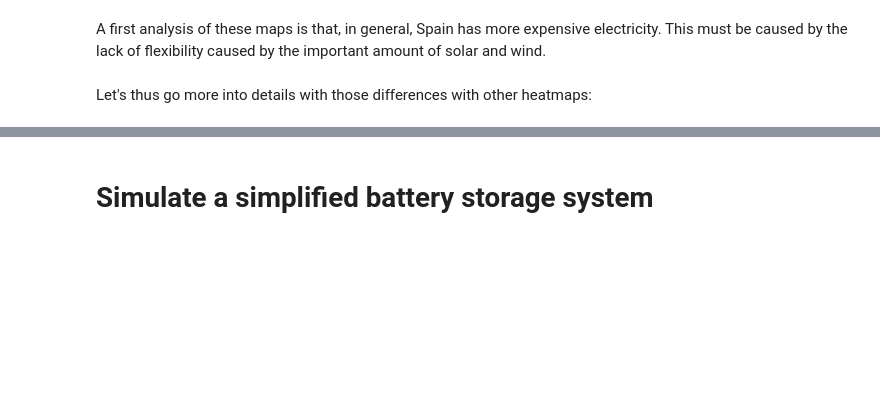
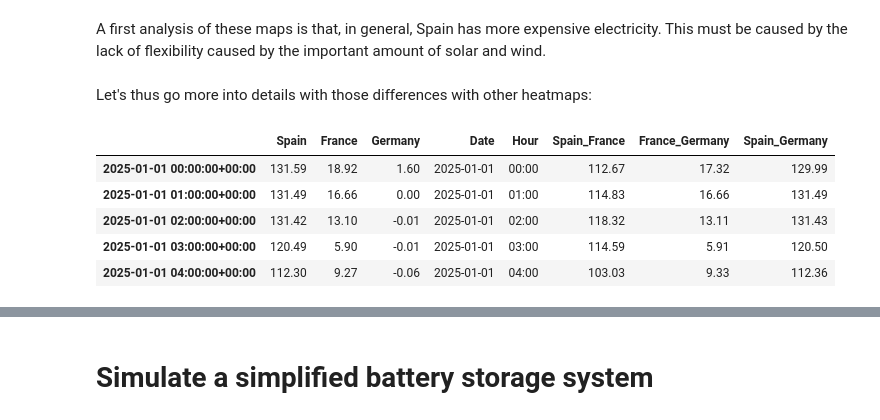
Before and after one commit to stellamirri/analisis_datos, a Jupyter notebook: Grupo1_2026/Group1Notebook.ipynb, the cells around one changed output, grey strips where cells are left out. Saved outputs shown, nothing was run; the diff lists cells and outputs as text; code cells hidden in the pictures; blank space fills up the shorter version.

```diff
--- a/Grupo1_2026/Group1Notebook.ipynb
+++ b/Grupo1_2026/Group1Notebook.ipynb
@@ -357,3 +357,18 @@ Those heatmaps show the electricity prices in each country, over three months, f
 A first analysis of these maps is that, in general, Spain has more expensive electricity. This must be caused by the lack of flexibility caused by the important amount of solar and wind.
 # %% [markdown]
 Let's thus go more into details with those differences with other heatmaps:
+# %%
+#dataframe new columns for differences between country
+df['Spain_France']=df['Spain']-df['France']
+df['France_Germany']=df['France']-df['Germany']
+df['Spain_Germany']=df['Spain']-df['Germany']
+Min_spread={'SF':df['Spain_France'].min(), "SG": df['Spain_Germany'].min(), "FG": df['France_Germany'].min()}
+Max_spread={'SF':df['Spain_France'].max(), "SG": df['Spain_Germany'].max(), "FG": df['France_Germany'].max()}
+df.head()
+# %% [output]
+|  | Spain | France | Germany | Date | Hour | Spain_France | France_Germany | Spain_Germany |
+| 2025-01-01 00:00:00+00:00 | 131.59 | 18.92 | 1.60 | 2025-01-01 | 00:00 | 112.67 | 17.32 | 129.99 |
+| 2025-01-01 01:00:00+00:00 | 131.49 | 16.66 | 0.00 | 2025-01-01 | 01:00 | 114.83 | 16.66 | 131.49 |
+| 2025-01-01 02:00:00+00:00 | 131.42 | 13.10 | -0.01 | 2025-01-01 | 02:00 | 118.32 | 13.11 | 131.43 |
+| 2025-01-01 03:00:00+00:00 | 120.49 | 5.90 | -0.01 | 2025-01-01 | 03:00 | 114.59 | 5.91 | 120.50 |
+| 2025-01-01 04:00:00+00:00 | 112.30 | 9.27 | -0.06 | 2025-01-01 | 04:00 | 103.03 | 9.33 | 112.36 |
```
Also changed, not shown: parts of 4 cells of this notebook.
